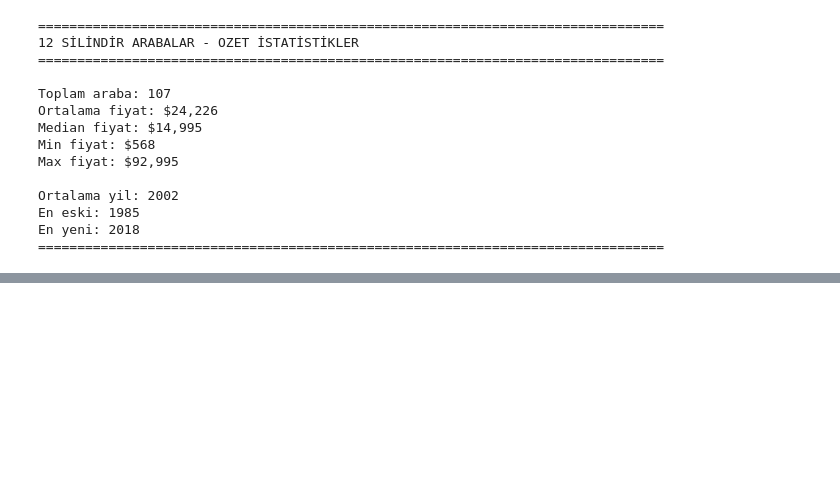
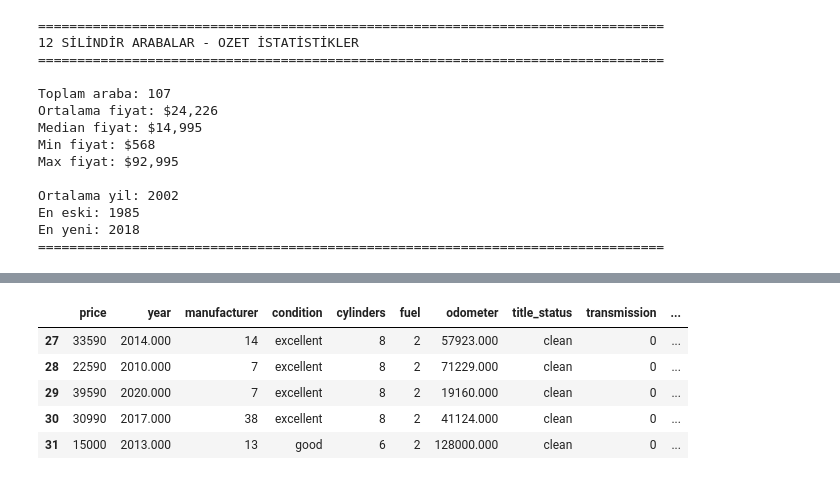
Before and after one commit to AhmetBugraKaplan/CarRecommendationSystem, a Jupyter notebook: RegressionModel/CarPricePredictionProject.ipynb, the cells around one changed output, grey strips where cells are left out. Drawn from its saved outputs; the diff is of its cells as text; code cells hidden in the pictures; blank space fills up the shorter version.

```diff
--- a/RegressionModel/CarPricePredictionProject.ipynb
+++ b/RegressionModel/CarPricePredictionProject.ipynb
@@ -1554,0 +1579,11 @@ En yeni: 2018
+# %%
+numeric_cols=[]
+categorical_cols=[]
+
+for col in df.columns:
+    if col == "price":
+        continue
+    if df[col].dtype == object:
+        categorical_cols.append(col)
+    else:
+        numeric_cols.append(col)
@@ -1554,0 +1609,16 @@ En yeni: 2018
+# %%
+df_encoded = df.copy()
+# %%
+le_encode_columns = ["manufacturer","fuel","transmission","drive","type"]
+for col in le_encode_columns:
+    le = LabelEncoder()
+    df_encoded[col] = le.fit_transform(df_encoded[col])
+# %%
+df_encoded.head()
+# %% [output]
+|  | price | year | manufacturer | condition | cylinders | fuel | odometer | title_status | transmission | ... |
+| 27 | 33590 | 2014.000 | 14 | excellent | 8 | 2 | 57923.000 | clean | 0 | ... |
+| 28 | 22590 | 2010.000 | 7 | excellent | 8 | 2 | 71229.000 | clean | 0 | ... |
+| 29 | 39590 | 2020.000 | 7 | excellent | 8 | 2 | 19160.000 | clean | 0 | ... |
+| 30 | 30990 | 2017.000 | 38 | excellent | 8 | 2 | 41124.000 | clean | 0 | ... |
+| 31 | 15000 | 2013.000 | 13 | good | 6 | 2 | 128000.000 | clean | 0 | ... |
```
Also changed, not shown: parts of 18 cells of this notebook.
